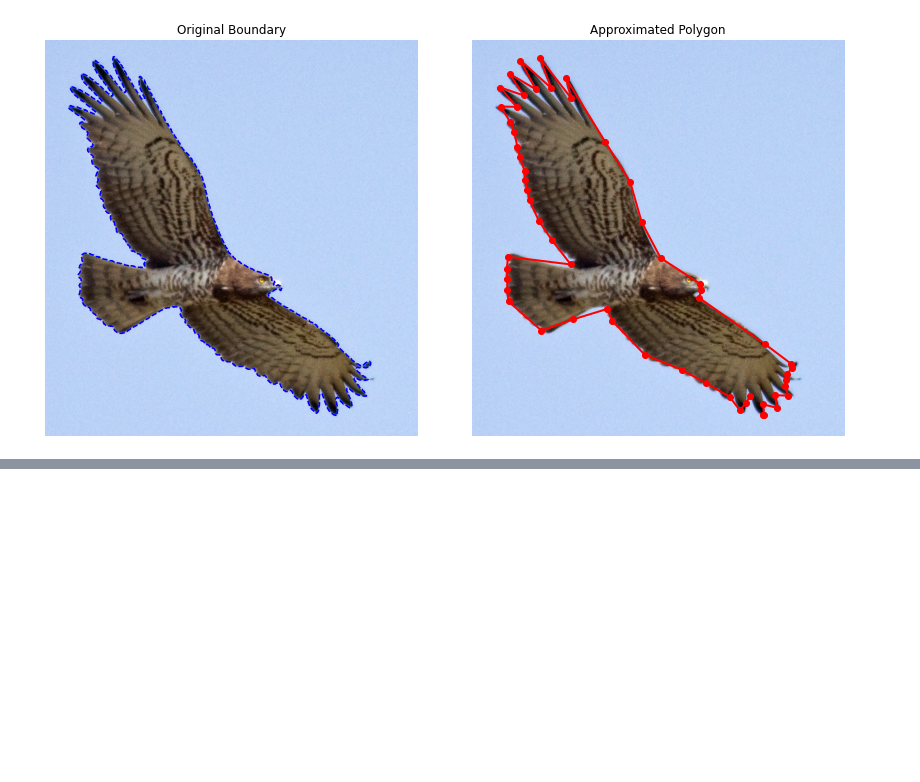
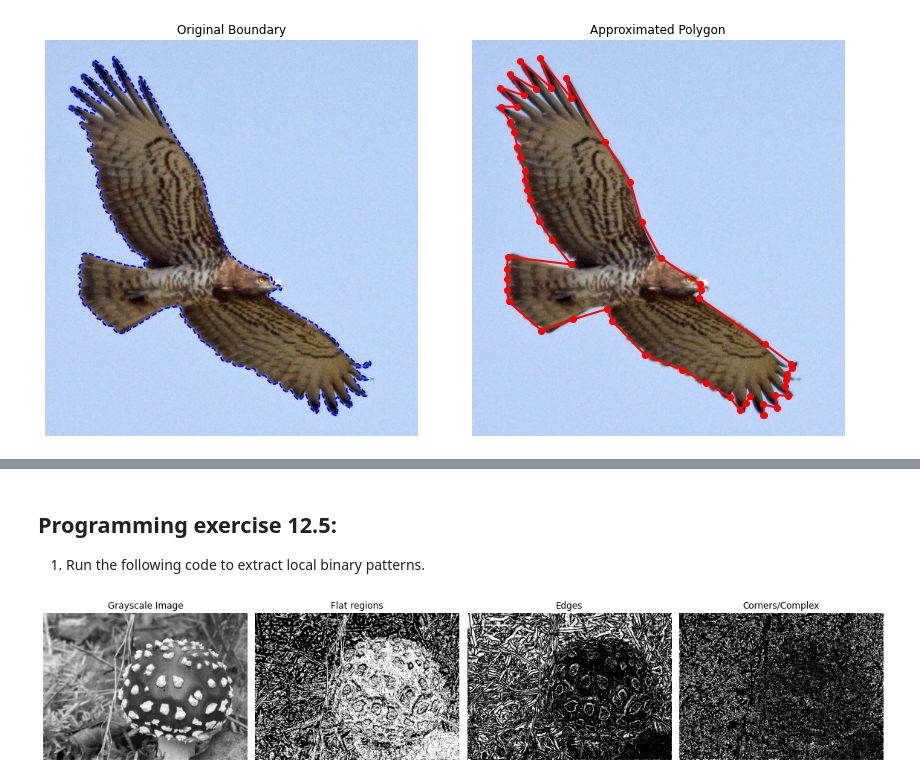
Before and after one commit to itironal/466Companion, a Jupyter notebook: newCh12.ipynb, the cells around one changed output, grey strips where cells are left out. Drawn from its saved outputs; the diff is of its cells as text; code cells hidden in the pictures; blank space fills up the shorter version.

```diff
--- a/newCh12.ipynb
+++ b/newCh12.ipynb
@@ -184,0 +272,61 @@ plt.show()
+# %% [markdown]
+## Programming exercise 12.5:
+
+1.   Run the following code to extract local binary patterns.
+# %%
+import numpy as np
+from skimage import io
+from skimage.color import rgb2gray, rgba2rgb
+from skimage.feature import local_binary_pattern
+import matplotlib.pyplot as plt
+
+# Parameters
+radius = 3
+n_points = 8 * radius
+method = 'uniform'
+
+# Load and preprocess image
+image = io.imread('images/redmushroom_long.png')
+if image.ndim == 3 and image.shape[-1] == 4:
+    image = rgba2rgb(image)
+gray_image = rgb2gray(image)
+
+# Compute LBP
+lbp = local_binary_pattern(gray_image, P=n_points, R=radius, method=method)
+
+# Define labels using your heuristic
+titles = ('edge', 'flat', 'corner')
+w = radius - 1
+edge_labels = list(range(n_points // 2 - w, n_points // 2 + w + 1))
+flat_labels = list(range(0, w + 1)) + list(range(n_points - w, n_points + 2))
+i_14 = n_points // 4
+i_34 = 3 * (n_points // 4)
+corner_labels = list(range(i_14 - w, i_14 + w + 1)) + list(range(i_34 - w, i_34 + w + 1))
+
+# Create masks
+flat_mask = np.isin(lbp, flat_labels)
+edge_mask = np.isin(lbp, edge_labels)
+corner_mask = np.isin(lbp, corner_labels)
+
+# Plot results
+fig, axs = plt.subplots(1, 4, figsize=(16, 5))
+axs[0].imshow(gray_image, cmap='gray')
+axs[0].set_title('Grayscale Image')
+axs[0].axis('off')
+
+axs[1].imshow(flat_mask, cmap='gray')
+axs[1].set_title('Flat regions')
+axs[1].axis('off')
+
+axs[2].imshow(edge_mask, cmap='gray')
+axs[2].set_title('Edges')
+axs[2].axis('off')
+
+axs[3].imshow(corner_mask, cmap='gray')
+axs[3].set_title('Corners/Complex')
+axs[3].axis('off')
+
+plt.tight_layout()
+plt.show()
+# %% [output]
+[figure, added]
```
Also changed, not shown: parts of 6 cells of this notebook, 6 other files.
